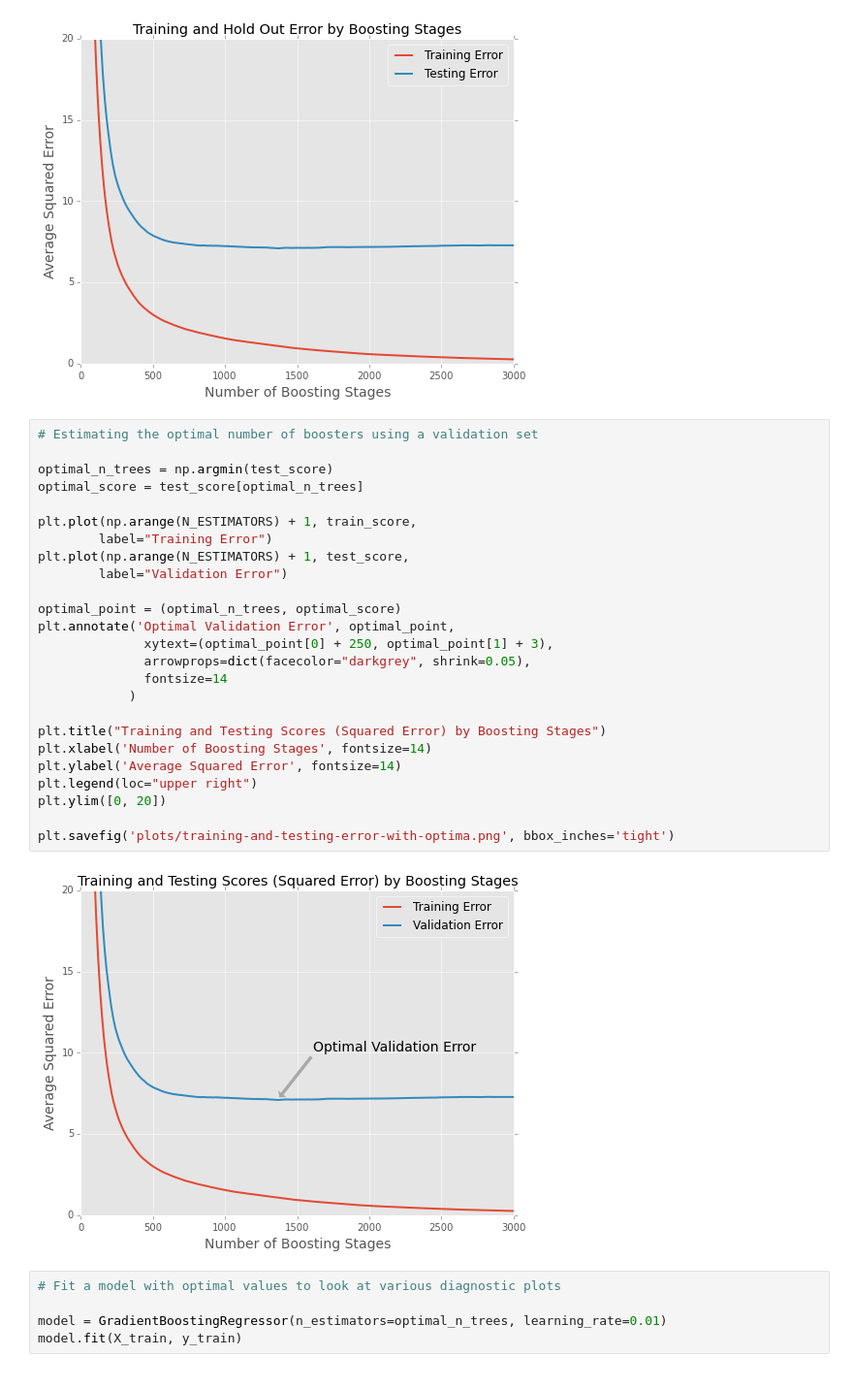
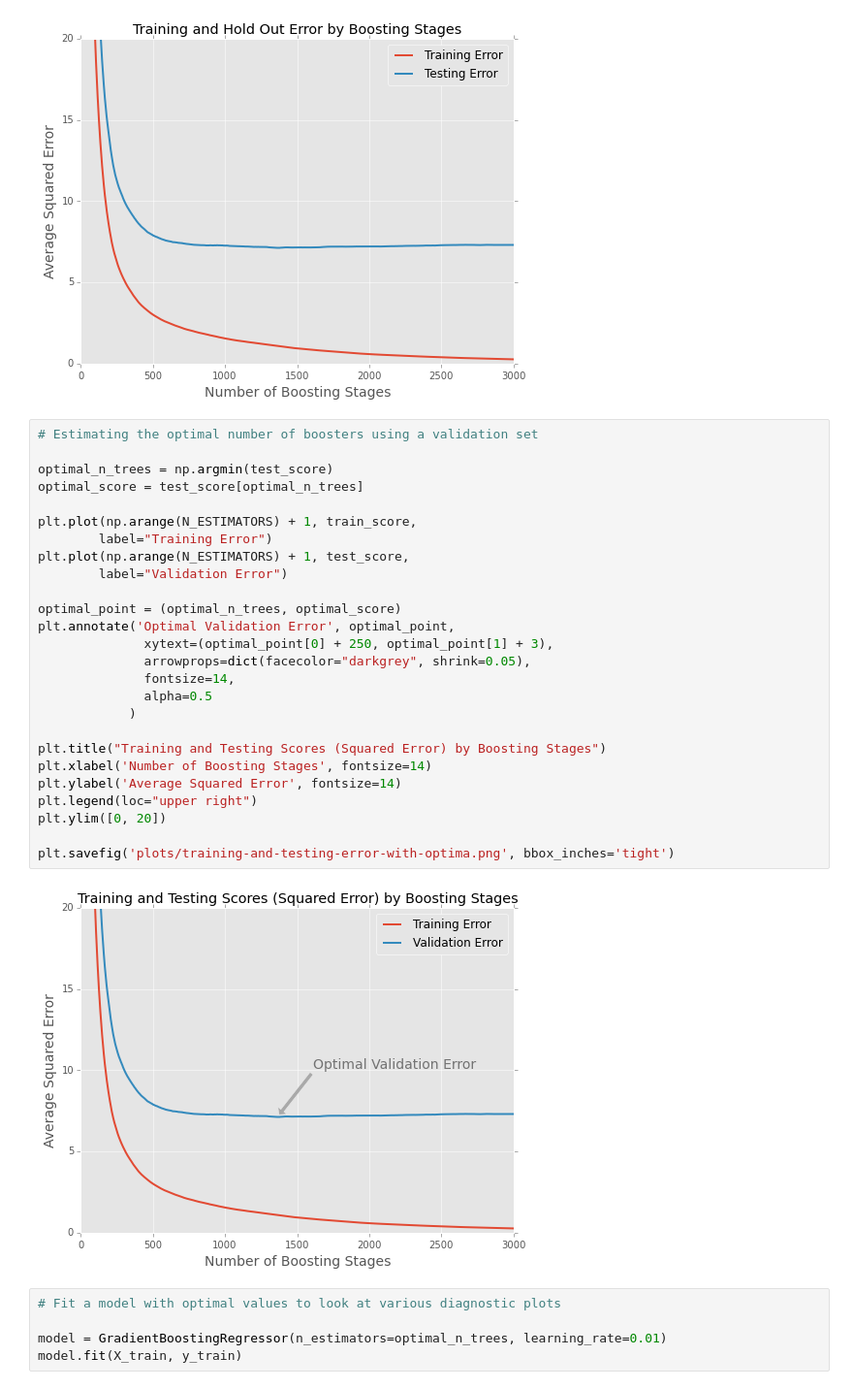
Before and after one commit to madrury/boosting-presentation, a Jupyter notebook: Boosting-Presentation-Galvanize.ipynb, the cells around one changed output. Shown at 97% size. Saved outputs shown, nothing was run; the diff lists cells and outputs as text.

```diff
--- a/Boosting-Presentation-Galvanize.ipynb
+++ b/Boosting-Presentation-Galvanize.ipynb
@@ -291,30 +291,31 @@ plt.savefig('plots/training-and-testing-error.png', bbox_inches='tight')
 # %%
 # Estimating the optimal number of boosters using a validation set
 
 optimal_n_trees = np.argmin(test_score)
 optimal_score = test_score[optimal_n_trees]
 
 plt.plot(np.arange(N_ESTIMATORS) + 1, train_score,
         label="Training Error")
 plt.plot(np.arange(N_ESTIMATORS) + 1, test_score,
         label="Validation Error")
 
 optimal_point = (optimal_n_trees, optimal_score)
 plt.annotate('Optimal Validation Error', optimal_point,
               xytext=(optimal_point[0] + 250, optimal_point[1] + 3),
               arrowprops=dict(facecolor="darkgrey", shrink=0.05),
-              fontsize=14
+              fontsize=14,
+              alpha=0.5
             )
 
 plt.title("Training and Testing Scores (Squared Error) by Boosting Stages")
 plt.xlabel('Number of Boosting Stages', fontsize=14)
 plt.ylabel('Average Squared Error', fontsize=14)
 plt.legend(loc="upper right")
 plt.ylim([0, 20])
 
 plt.savefig('plots/training-and-testing-error-with-optima.png', bbox_inches='tight')
 # %% [output]
-[figure, old version]
+[figure, new version]
 # %%
 # Fit a model with optimal values to look at various diagnostic plots
 
```
Also changed, not shown: parts of 14 cells of this notebook, 17 other files.
